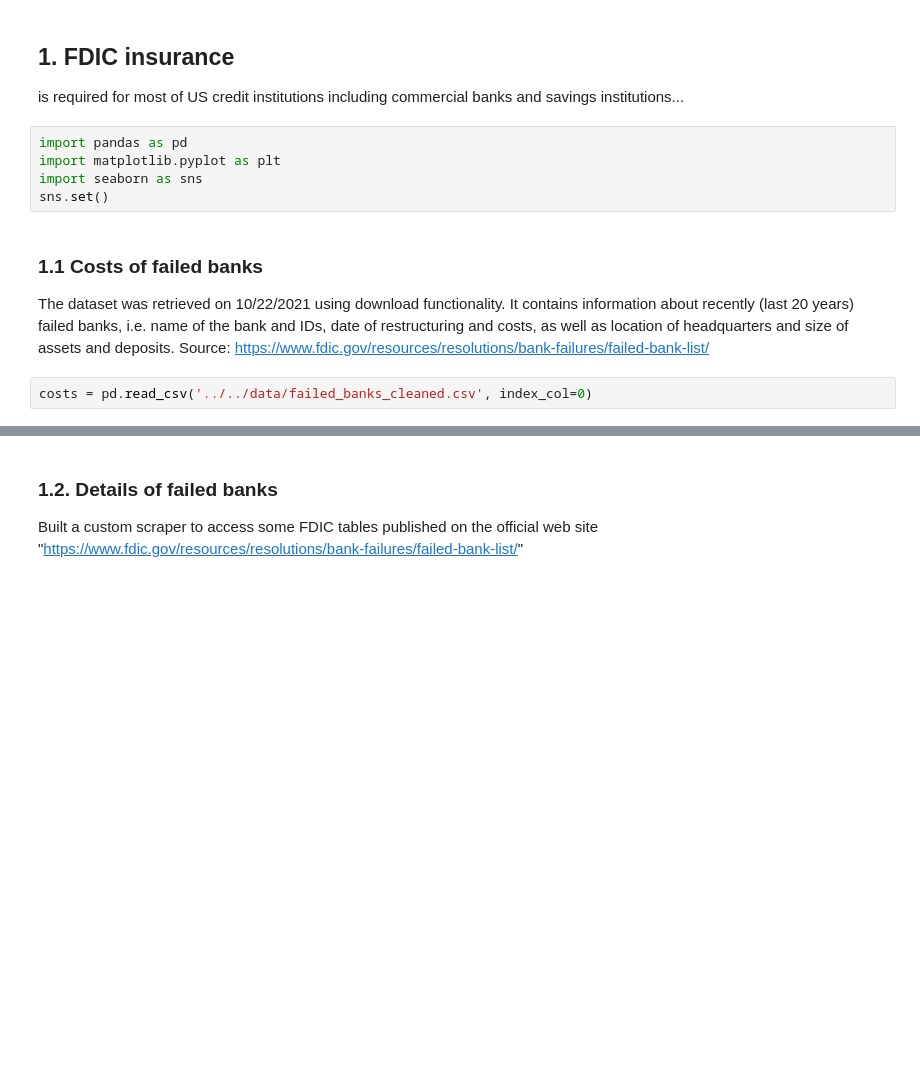
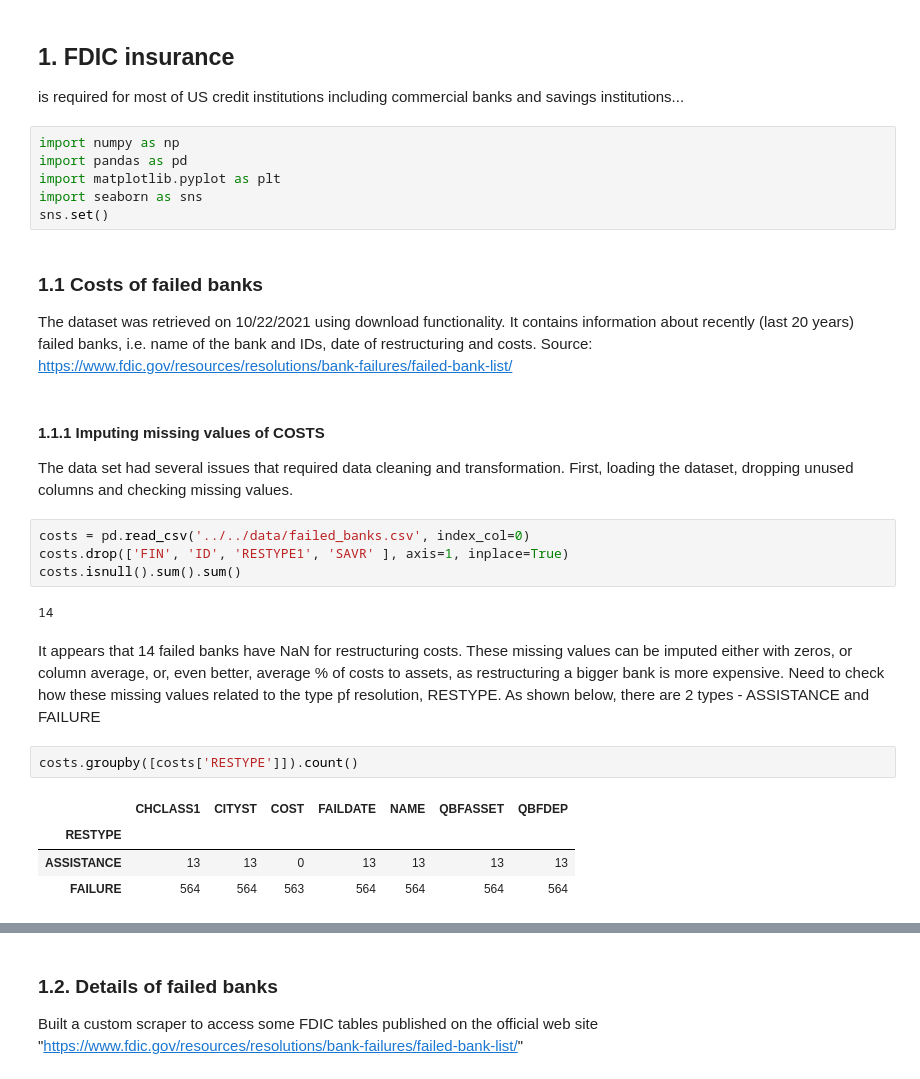
Before and after one commit to allaccountstaken/fdic_banks_eda, a Jupyter notebook: notebooks/summary_report/banks_eda.ipynb, the cells around one changed output, grey strips where cells are left out. Cells and saved outputs as stored; diff of their text form; blank space fills up the shorter version.

```diff
--- a/notebooks/summary_report/banks_eda.ipynb
+++ b/notebooks/summary_report/banks_eda.ipynb
@@ -31,12 +31,29 @@ Outline:
 ## 1. FDIC insurance
 is required for most of US credit institutions including commercial banks and savings institutions...
 # %%
+import numpy as np
 import pandas as pd
 import matplotlib.pyplot as plt
 import seaborn as sns
 sns.set()
 # %% [markdown]
 ### 1.1 Costs of failed banks
-The dataset was retrieved on 10/22/2021 using download functionality. It contains information about recently (last 20 years) failed banks, i.e. name of the bank and IDs, date of restructuring and costs, as well as location of headquarters and size of assets and deposits. Source: https://www.fdic.gov/resources/resolutions/bank-failures/failed-bank-list/
+The dataset was retrieved on 10/22/2021 using download functionality. It contains information about recently (last 20 years) failed banks, i.e. name of the bank and IDs, date of restructuring and costs. Source: https://www.fdic.gov/resources/resolutions/bank-failures/failed-bank-list/
+# %% [markdown]
+#### 1.1.1 Imputing missing values of COSTS
+The data set had several issues that required data cleaning and transformation. First, loading the dataset, dropping unused columns and checking missing values.
 # %%
-costs = pd.read_csv('../../data/failed_banks_cleaned.csv', index_col=0)
+costs = pd.read_csv('../../data/failed_banks.csv', index_col=0)
+costs.drop(['FIN', 'ID', 'RESTYPE1', 'SAVR' ], axis=1, inplace=True)
+costs.isnull().sum().sum()
+# %% [output]
+14
+# %% [markdown]
+It appears that 14 failed banks have NaN for restructuring costs. These missing values can be imputed either with zeros, or column average, or, even better, average % of costs to assets, as restructuring a bigger bank is more expensive. Need to check how these missing values related to the type pf resolution, RESTYPE. As shown below, there are 2 types - ASSISTANCE and FAILURE
+# %%
+costs.groupby([costs['RESTYPE']]).count()
+# %% [output]
+|  | CHCLASS1 | CITYST | COST | FAILDATE | NAME | QBFASSET | QBFDEP |
+| RESTYPE |  |  |  |  |  |  |  |
+| ASSISTANCE | 13 | 13 | 0 | 13 | 13 | 13 | 13 |
+| FAILURE | 564 | 564 | 563 | 564 | 564 | 564 | 564 |
```
Also changed, not shown: parts of 20 cells of this notebook.
